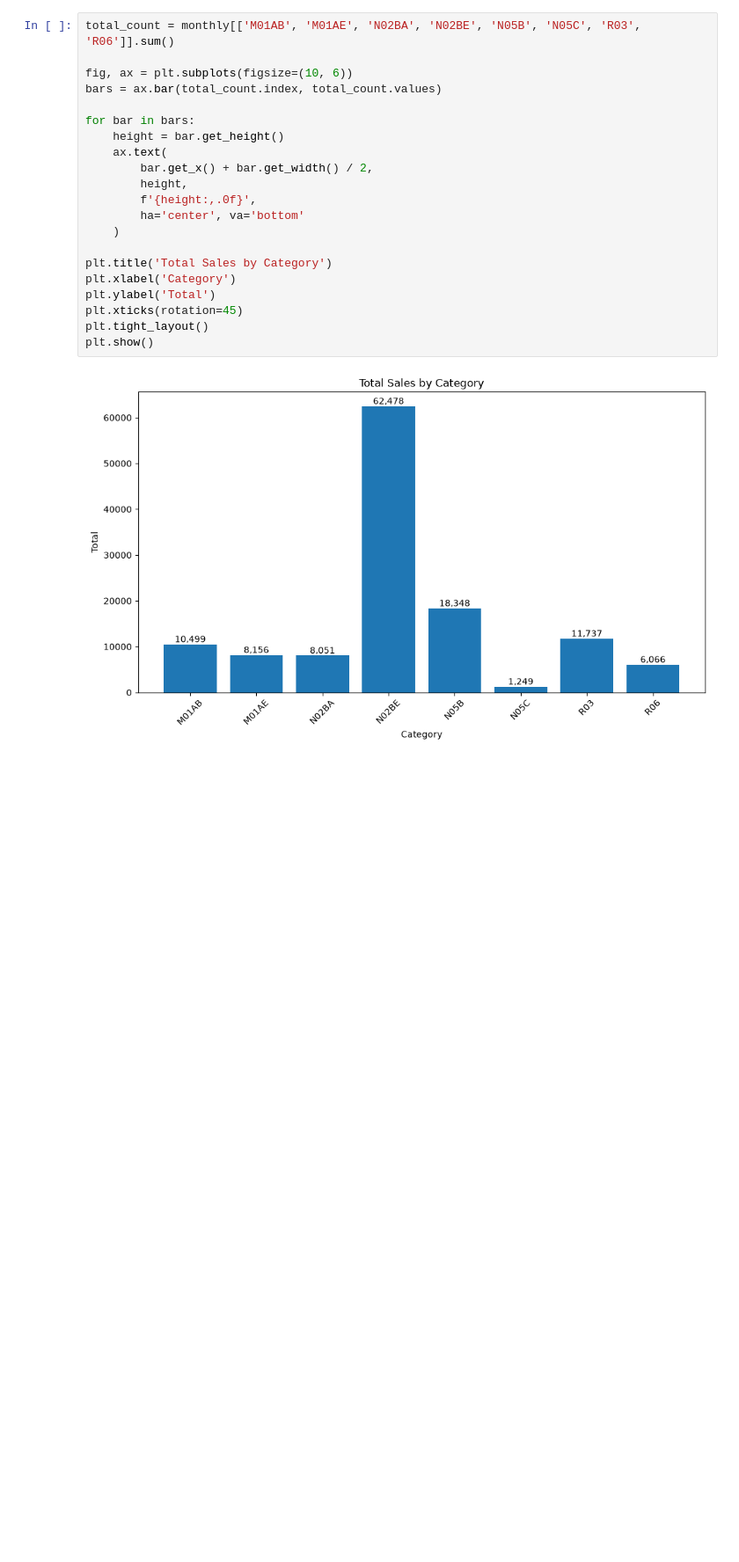
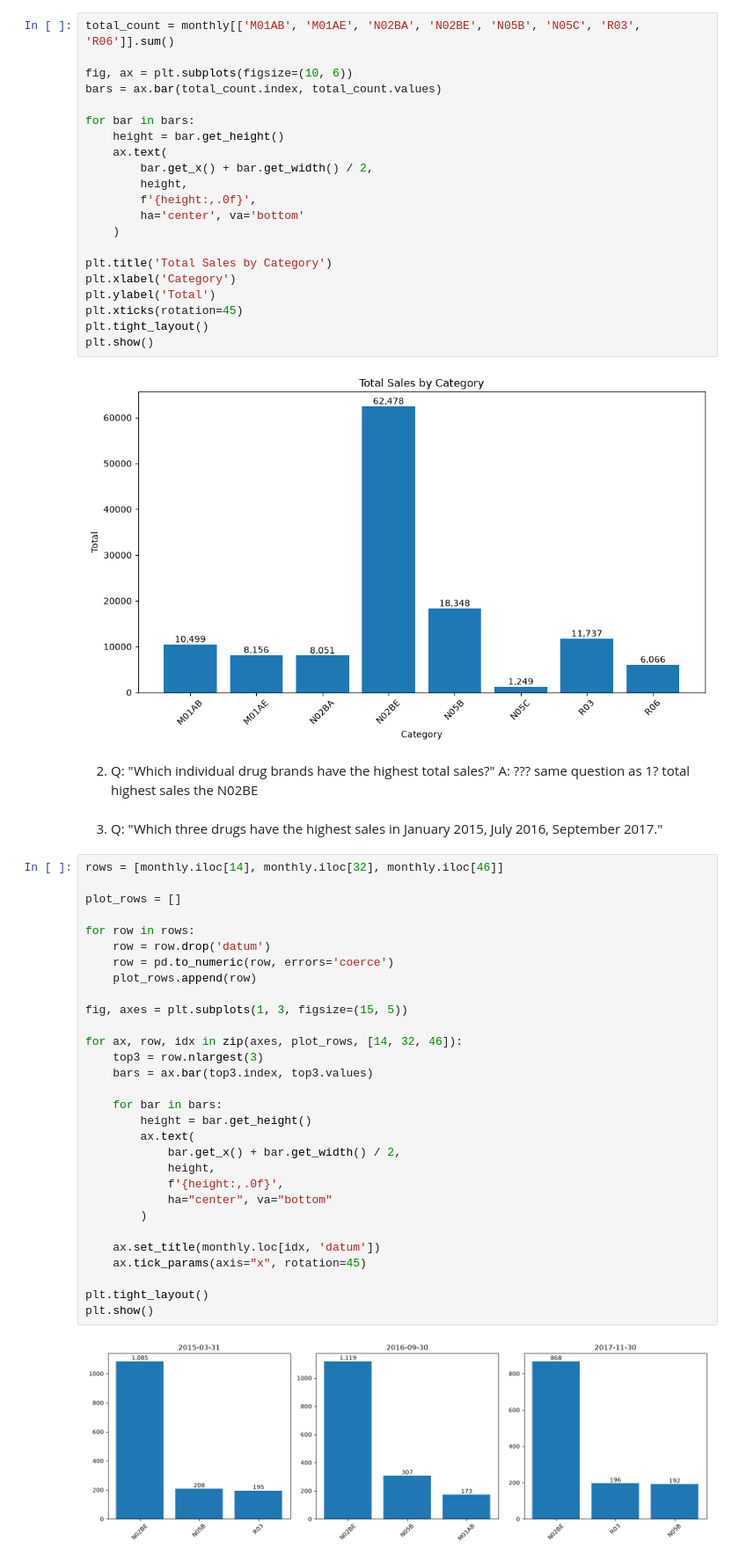
Before and after one commit to chfrchko5/pharma-sales-data, a Jupyter notebook: data.ipynb, the cells around one changed output. Shown at 88% size. Saved outputs shown, nothing was run; the diff lists cells and outputs as text; blank space fills up the shorter version.

Commit message:
data graphs and stuff

```diff
--- a/data.ipynb
+++ b/data.ipynb
@@ -33,3 +31,40 @@ plt.tight_layout()
 plt.show()
 # %% [output]
 [figure]
+# %% [markdown]
+2. Q: "Which individual drug brands have the highest total sales?"
+   A: ??? same question as 1? total highest sales the N02BE
+# %% [markdown]
+3. Q: "Which three drugs have the highest sales in January 2015, July 2016, September 2017."
+# %%
+rows = [monthly.iloc[14], monthly.iloc[32], monthly.iloc[46]]
+
+plot_rows = []
+
+for row in rows:
+    row = row.drop('datum')
+    row = pd.to_numeric(row, errors='coerce')
+    plot_rows.append(row)
+
+fig, axes = plt.subplots(1, 3, figsize=(15, 5))
+
+for ax, row, idx in zip(axes, plot_rows, [14, 32, 46]):
+    top3 = row.nlargest(3)
+    bars = ax.bar(top3.index, top3.values)
+
+    for bar in bars:
+        height = bar.get_height()
+        ax.text(
+            bar.get_x() + bar.get_width() / 2,
+            height,
+            f'{height:,.0f}',
+            ha="center", va="bottom"
+        )
+
+    ax.set_title(monthly.loc[idx, 'datum'])
+    ax.tick_params(axis="x", rotation=45)
+
+plt.tight_layout()
+plt.show()
+# %% [output]
+[figure, added]
```
Also changed, not shown: parts of 7 cells of this notebook.
